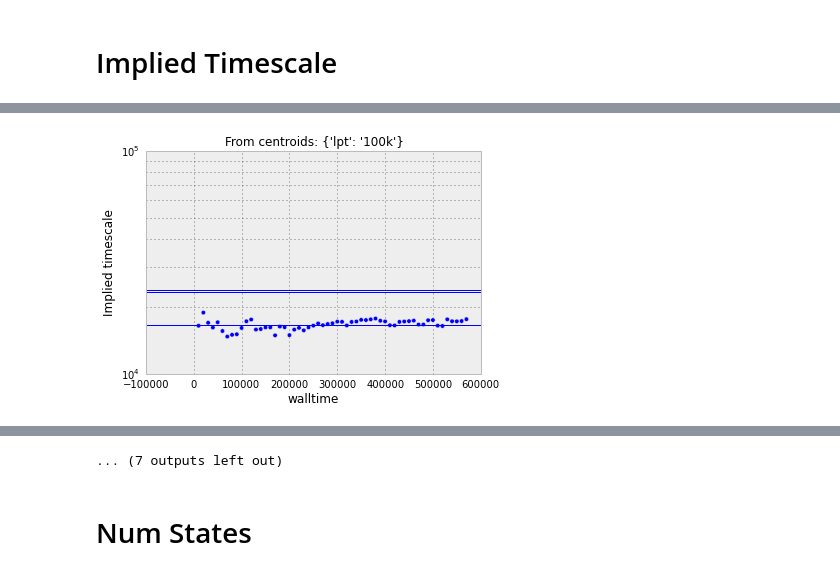
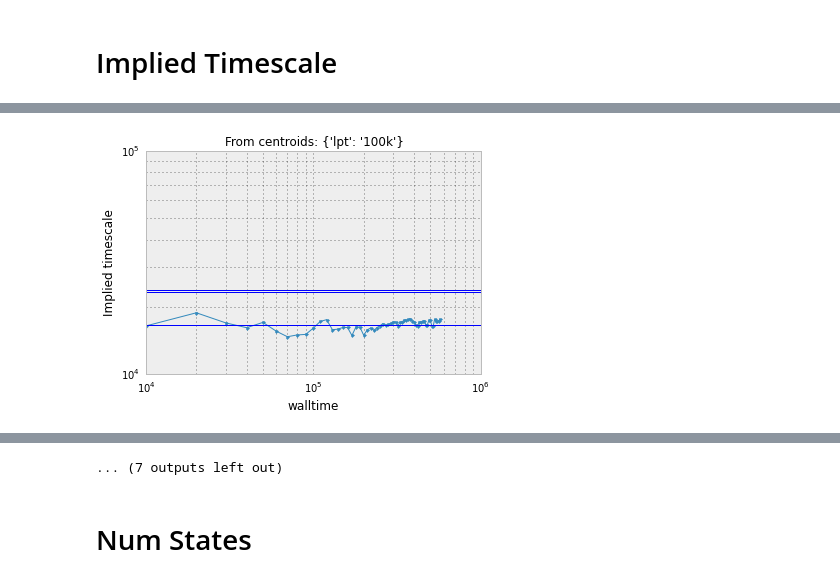
Before and after one commit to mpharrigan/quant-accel, a Jupyter notebook: tmat-accel/mullerkl.ipynb, the cells around one changed output, grey strips where cells are left out. Saved outputs shown, nothing was run; the diff lists cells and outputs as text; code cells hidden in the pictures.

```diff
--- a/tmat-accel/mullerkl.ipynb
+++ b/tmat-accel/mullerkl.ipynb
@@ -20,9 +20,9 @@ cd ~/projects/quant-accel/
 /home/harrigan/projects/quant-accel
 # %%
 # projection style
+dirpath = 'muller3/'
 def load(which):
     results = list()
-    dirpath = 'muller2/movies'
     for fn in os.listdir(dirpath):
         if re.match(r"^quant-%s-.*\.pickl$" % which, fn):
                 with open(os.path.join(dirpath, fn)) as f:
@@ -66,7 +47,11 @@ Number of them:  19
 # %%
 for r in results:
-    pp.scatter(r.errors[:,0], r.errors[:,1])
+    r.errors = r.errors[np.lexsort((r.errors[:,1], r.errors[:,0]))]
+    pp.plot(r.errors[:,0], r.errors[:,1], '.-')
     pp.xlabel('walltime'); pp.ylabel('population TVD')
     pp.title(str(r.params))
+    pp.xscale('log')
+    ymin, ymax = pp.ylim()
+    pp.ylim((min(0,ymin), max(1,ymax)))
     pp.show()
 # %% [output]
@@ -234,7 +219,8 @@ print "Number of them: ", len(cpresults)
 Number of them:  19
 # %%
 for r in cpresults:
-    pp.scatter(r.errors[:,0], r.errors[:,1])
+    r.errors = r.errors[np.lexsort((r.errors[:,1], r.errors[:,0]))]
+    pp.plot(r.errors[:,0], r.errors[:,1],'b.-')
     pp.xlabel('walltime'); pp.ylabel('population TVD')
     pp.title("From centroids: %s" %str(r.params))
     ymin, ymax = pp.ylim()
@@ -285,10 +259,12 @@ Number of them:  19
 # %%
 # Gold used k = 137 or k = 483
 for r in ciresults:
-    pp.scatter(r.errors[:,0], r.errors[:,1])
+    r.errors = r.errors[np.lexsort((r.errors[:,1], r.errors[:,0]))]
+    pp.plot(r.errors[:,0], r.errors[:,1],'.-')
     pp.xlabel('walltime'); pp.ylabel('Implied timescale')
     pp.title("From centroids: %s" %str(r.params))
     pp.axhline(23668); pp.axhline(23188); pp.axhline(16605)
     pp.yscale('log')
+    pp.xscale('log')
     pp.show()
 # %% [output]
@@ -302 +278 @@ for r in ciresults:
-[figure, old version]
+[figure, new version]
```
Also changed, not shown: parts of 7 cells of this notebook, 2 other files.
